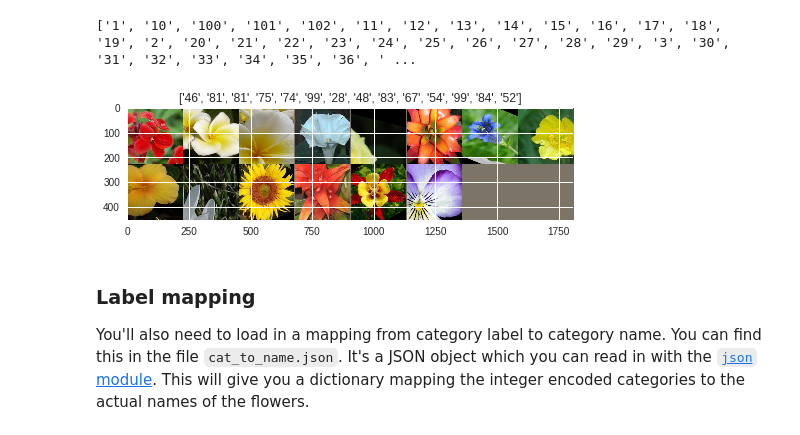
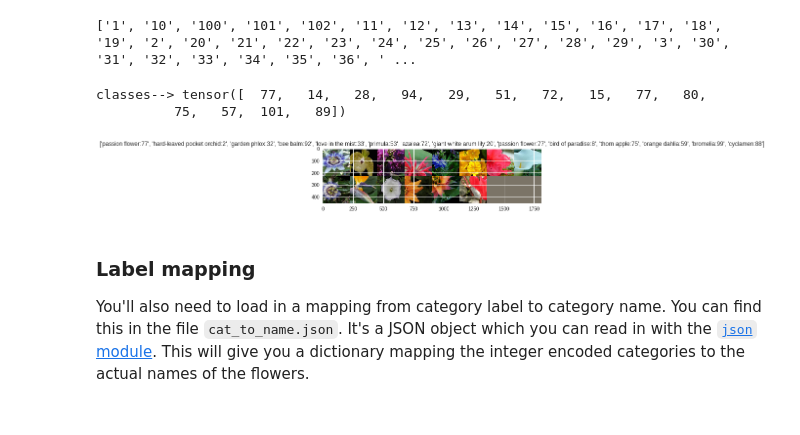
Before and after one commit to perfalcon/pytorch_challenge, a Jupyter notebook: my_files/Image Classifier Project.ipynb, the cells around one changed output. Cells and saved outputs as stored; diff of their text form; code cells hidden in the pictures.

```diff
--- a/my_files/Image Classifier Project.ipynb
+++ b/my_files/Image Classifier Project.ipynb
@@ -279,30 +275,43 @@ print(class_names)
 device = torch.device("cuda:0" if torch.cuda.is_available() else "cpu")
 # %% [output]
 ['1', '10', '100', '101', '102', '11', '12', '13', '14', '15', '16', '17', '18', '19', '2', '20', '21', '22', '23', '24', '25', '26', '27', '28', '29', '3', '30', '31', '32', '33', '34', '35', '36', ' ...
+# %%
+import json
+
+with open('pytorch_challenge/cat_to_name.json', 'r') as f:
+    cat_to_name = json.load(f)
 # %%
 # to revisit
   def imshow(inp, title=None):
     """Imshow for Tensor."""
     inp = inp.numpy().transpose((1, 2, 0))
     mean = np.array([0.485, 0.456, 0.406])
     std = np.array([0.229, 0.224, 0.225])
     inp = std * inp + mean
     inp = np.clip(inp, 0, 1)
     plt.imshow(inp)
     if title is not None:
         plt.title(title)
     plt.pause(0.001)  # pause a bit so that plots are updated
 
 
 # Get a batch of training data
 inputs, classes = next(iter(dataloaders['train']))
+#inputs, classes = next(iter(train_loader))
+
+print("classes-->",classes)
 
 # Make a grid from batch
 out = torchvision.utils.make_grid(inputs)
 
-imshow(out, title=[class_names[x] for x in classes])
+#imshow(out, title=[class_names[x] for x in classes])
+imshow(out, title=[cat_to_name[str(class_names[x])]+":"+class_names[x] for x in classes])
+
+#imshow(inputs[60],title=[cat_to_name[str(class_names[classes[60]])]+":"+class_names[classes[60]]])
 # %% [output]
+classes--> tensor([  77,   14,   28,   94,   29,   51,   72,   15,   77,   80,
+          75,   57,  101,   89])
-[figure, old version]
+[figure, new version]
 # %% [markdown]
 ### Label mapping
 
```
Also changed, not shown: parts of 19 cells of this notebook.
